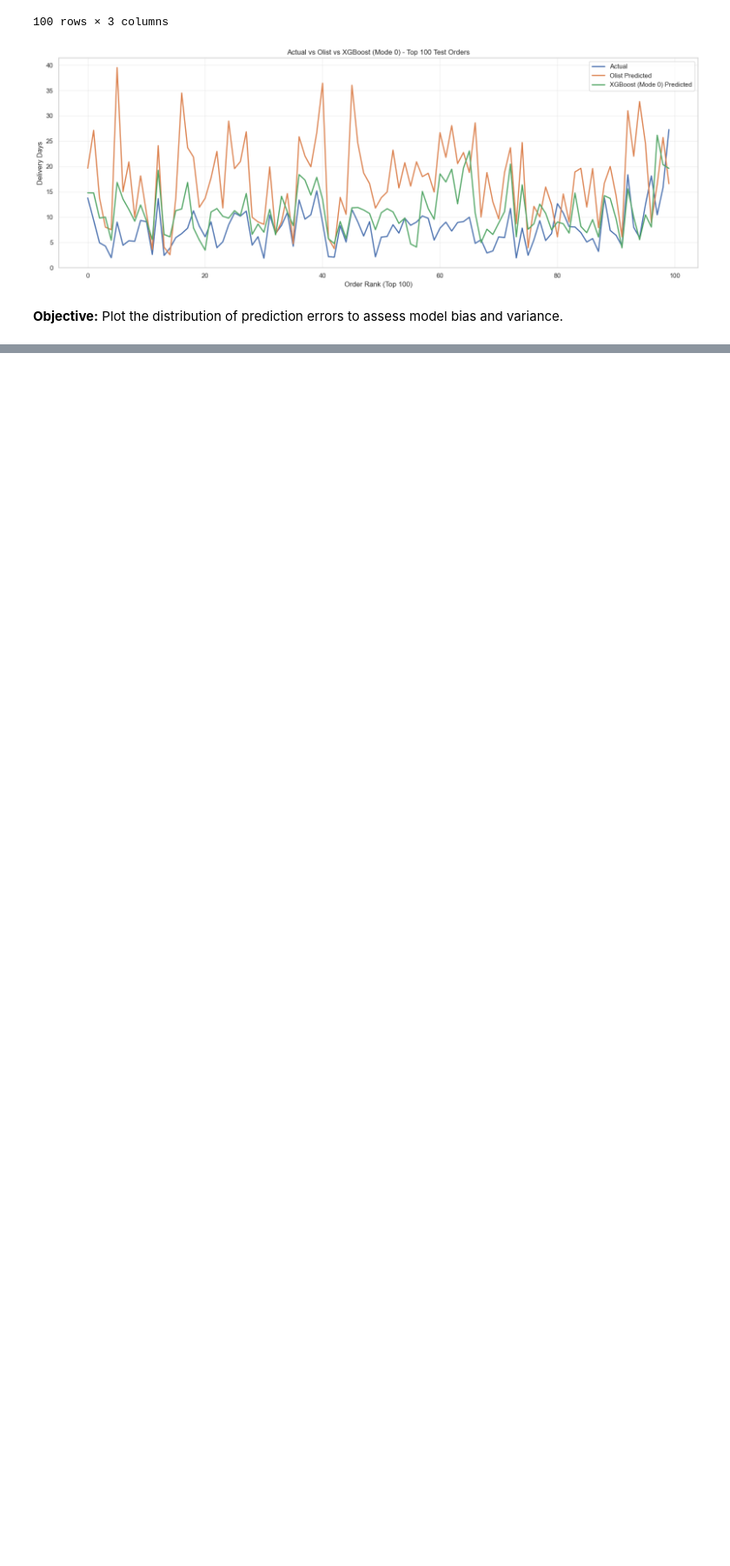
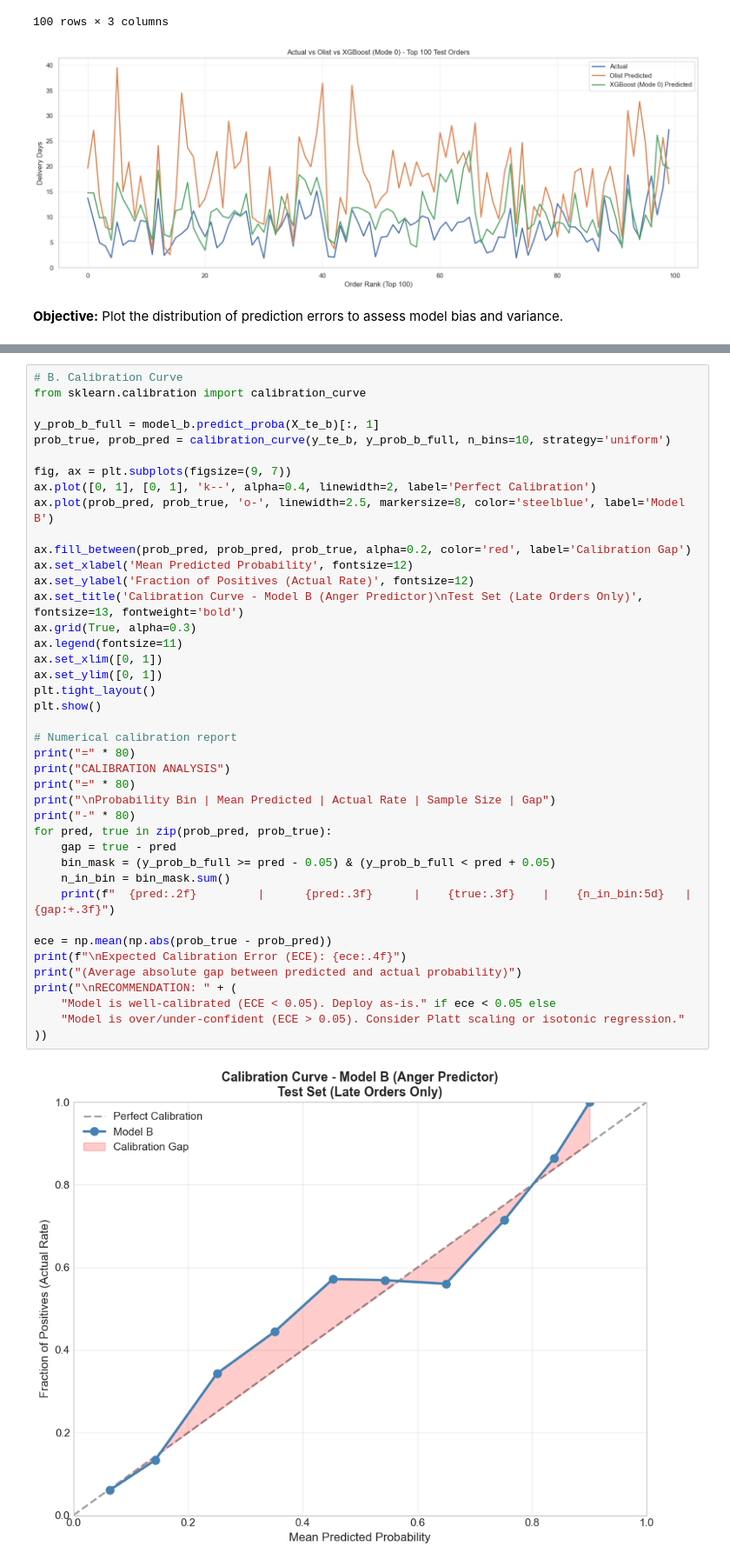
Before and after one commit to Devyansh99/AMLB, a Jupyter notebook: brazil_ecommerce/notebooks/something/final_project.ipynb, the cells around one changed output, grey strips where cells are left out. Shown at 87% size. Drawn from its saved outputs; the diff is of its cells as text; blank space fills up the shorter version.

```diff
--- a/brazil_ecommerce/notebooks/something/final_project.ipynb
+++ b/brazil_ecommerce/notebooks/something/final_project.ipynb
@@ -862,0 +963,43 @@ plt.show()
+# %%
+# B. Calibration Curve
+from sklearn.calibration import calibration_curve
+
+y_prob_b_full = model_b.predict_proba(X_te_b)[:, 1]
+prob_true, prob_pred = calibration_curve(y_te_b, y_prob_b_full, n_bins=10, strategy='uniform')
+
+fig, ax = plt.subplots(figsize=(9, 7))
+ax.plot([0, 1], [0, 1], 'k--', alpha=0.4, linewidth=2, label='Perfect Calibration')
+ax.plot(prob_pred, prob_true, 'o-', linewidth=2.5, markersize=8, color='steelblue', label='Model B')
+
+ax.fill_between(prob_pred, prob_pred, prob_true, alpha=0.2, color='red', label='Calibration Gap')
+ax.set_xlabel('Mean Predicted Probability', fontsize=12)
+ax.set_ylabel('Fraction of Positives (Actual Rate)', fontsize=12)
+ax.set_title('Calibration Curve - Model B (Anger Predictor)\nTest Set (Late Orders Only)', fontsize=13, fontweight='bold')
+ax.grid(True, alpha=0.3)
+ax.legend(fontsize=11)
+ax.set_xlim([0, 1])
+ax.set_ylim([0, 1])
+plt.tight_layout()
+plt.show()
+
+# Numerical calibration report
+print("=" * 80)
+print("CALIBRATION ANALYSIS")
+print("=" * 80)
+print("\nProbability Bin | Mean Predicted | Actual Rate | Sample Size | Gap")
+print("-" * 80)
+for pred, true in zip(prob_pred, prob_true):
+    gap = true - pred
+    bin_mask = (y_prob_b_full >= pred - 0.05) & (y_prob_b_full < pred + 0.05)
+    n_in_bin = bin_mask.sum()
+    print(f"  {pred:.2f}         |      {pred:.3f}      |    {true:.3f}    |    {n_in_bin:5d}   | {gap:+.3f}")
+
+ece = np.mean(np.abs(prob_true - prob_pred))
+print(f"\nExpected Calibration Error (ECE): {ece:.4f}")
+print("(Average absolute gap between predicted and actual probability)")
+print("\nRECOMMENDATION: " + (
+    "Model is well-calibrated (ECE < 0.05). Deploy as-is." if ece < 0.05 else
+    "Model is over/under-confident (ECE > 0.05). Consider Platt scaling or isotonic regression."
+))
+# %% [output]
+[figure, added]
```
Also changed, not shown: parts of 16 cells of this notebook.
